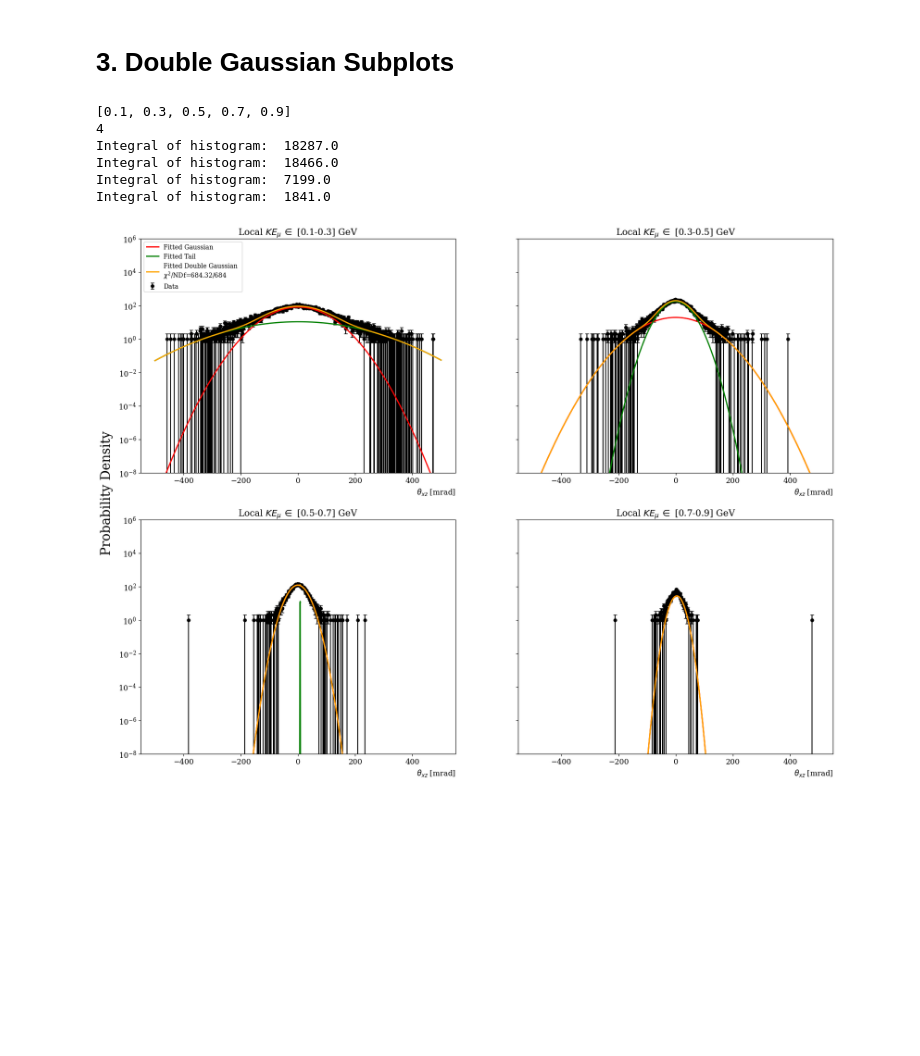
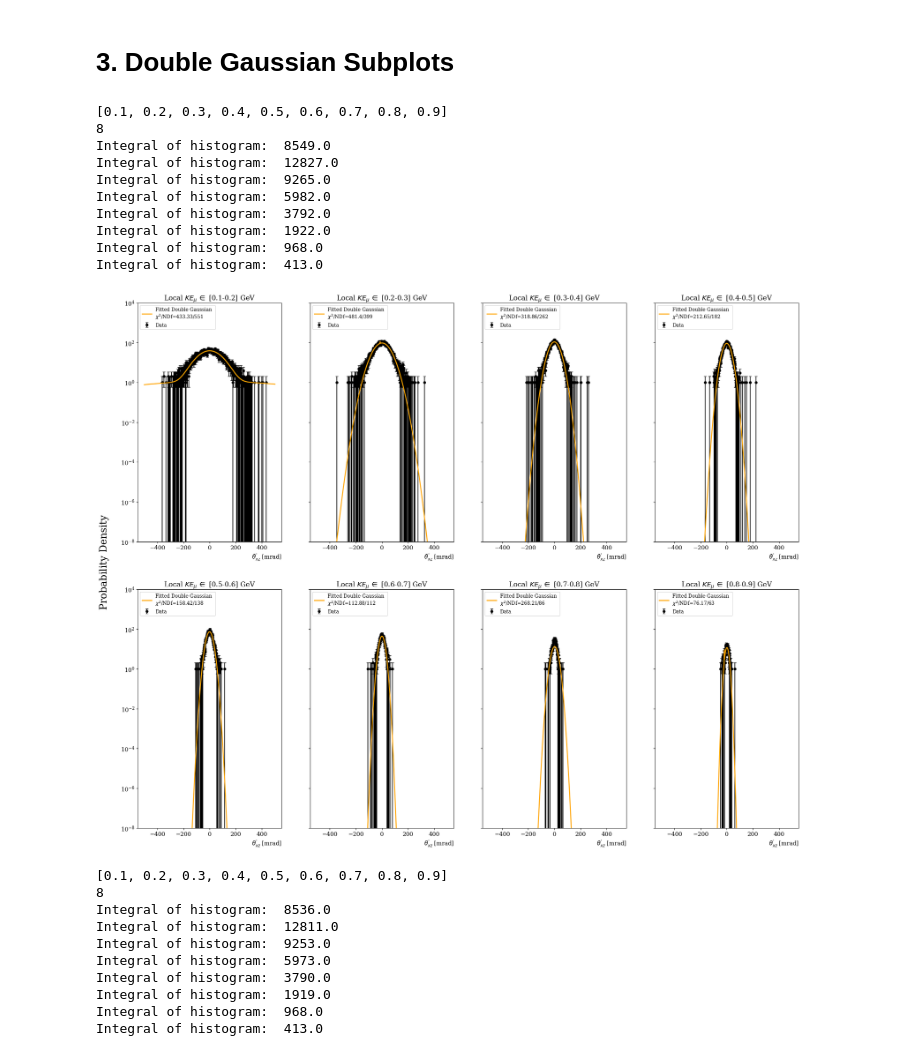
Before and after one commit to rhin525/mcs-dgaus, a Jupyter notebook: notebooks/mcs_MCSimStudy.ipynb, the cells around one changed output. Saved outputs shown, nothing was run; the diff lists cells and outputs as text; code cells hidden in the pictures; blank space fills up the shorter version.

Commit message:
double_gaus_subplots now returns a dataframe with the resulting fit parameters. Also changed energy bin size and figure size.

```diff
--- a/notebooks/mcs_MCSimStudy.ipynb
+++ b/notebooks/mcs_MCSimStudy.ipynb
@@ -39,7 +39,8 @@ import math
 # %%
 version = "v10_14_02_02"
 # %%
-input_file = "/home/xpuig/cafpyana/mcs_df_test.df"
+input_file1 = "/home/xpuig/cafpyana/mcs_df_test.df"
+input_file2 = "/home/xpuig/mcs_df_gen2_mc_part.df"
 
 print("keys")
 #splh.print_keys(input_file)
@@ -50,11 +51,12 @@ keys
 # %%
 # Read the muon trajectory dataframe
 
-muon_df = pd.read_hdf(input_file, key="muon_traj_0")
+muon_df = pd.read_hdf(input_file1, key="muon_traj_0")
+muon_gen2 = pd.read_hdf(input_file2, key="muon_traj_0")
 
 #Finding energies at each breakpoint
 muonEnergies = []
-momenta = muon_df["resranges_fwd_P"]
+momenta = muon_gen2["resranges_mid_mean_P"]
 bp = 0
 mu_mass = .1057 #GeV/c^2
 numRows = momenta.shape[0]
@@ -69,12 +71,7 @@ while bp < numRows:
 
     bp += 1
 
-#Adding energies list as a column of muon df
-muon_energy = pd.DataFrame(muonEnergies)
-muon_df['true_energy'] = muon_energy
-muon_energy
-
-muon_df
+muon_gen2
 # %% [output]
 |  |  |  |  |  | dtheta | dtheta_xz | dtheta_yz | ... |
 | __ntuple | entry | rec.slc..index | rec.slc.reco.pfp..index | breakpoint |  |  |  | ... |
@@ -413,7 +411,7 @@ def double_gaus_subplots(df,column,energyBounds=[0.1,0.9],xname="",core=False,ta
     eb1 = energyBounds[0]
     eb2 = energyBounds[1]
     #print(eb2)
-    eStep = 0.2
+    eStep = 0.1
     energyBins = []
     energy = eb1
     while energy < eb2:
@@ -434,7 +432,7 @@ def double_gaus_subplots(df,column,energyBounds=[0.1,0.9],xname="",core=False,ta
 
     print(len(energyBins)-1)
 
-    fig, axs = plt.subplots(nrows=2, ncols=2, figsize=(20, 15),sharey=True)
+    fig, axs = plt.subplots(nrows=2, ncols=4, figsize=(25, 20),sharey=True)
     axs = axs.flatten()
 
     #parameters=[420.,0.98,0.,70.,0,300.5] -> Good init parameters for [0.1-0.3] GeV
@@ -506,42 +504,63 @@ def double_gaus_subplots(df,column,energyBounds=[0.1,0.9],xname="",core=False,ta
 
         x = np.linspace(-500, 500, nbins)
         pdf = scale * fraction * np.exp(-0.5 * ((x - mu) / sigma) ** 2) #Probability for core gaus
         pdf_tail = scale * (1 - fraction) * np.exp(-0.5 * ((x - mu_tail) / sigma_tail) ** 2) #Probability for tail gaus
         double_pdf = pdf + pdf_tail
 
         axs[i].errorbar(bin_centers, bin_heights, yerr=np.sqrt(bin_heights), fmt='o', color='black', label='Data',markersize=5, capsize=3, linewidth=1.5, zorder=1)
         axs[i].set_yscale('log')
         if core: axs[i].plot(x, pdf, color='red', linewidth=2, label='Fitted Gaussian',zorder=2)
         if tail: axs[i].plot(x, pdf_tail, color='green', linewidth=2, label='Fitted Tail',zorder=3)
         axs[i].plot(x, double_pdf, color='orange', linewidth=2, label=f'Fitted Double Gaussian \n'+r'$\chi^2$/NDf'+f"={round(chi2,2)}/{ndf}", zorder=4)
         axs[i].set_title(r"Local $KE_{\mu} \, \in$ "+f"[{e1}-{e2}] GeV")
         axs[i].set_xlabel(xname, loc='right')
+        axs[i].legend(loc='upper left', fontsize=10)
 
         ser = pd.Series([fraction,mu,sigma,mu_tail,sigma_tail,fraction_err,mu_err,sigma_err,mu_tail_err,sigma_tail_err],index=['fraction','mu','sigma','mu_tail','sigma_tail','fraction_err','mu_err','sigma_err','mu_tail_err','sigma_tail_err'])
         df2 = pd.DataFrame({f"KE in [{e1}-{e2}]": ser})
         df_list.append(df2)
 
     #create dataframe with resulting fit parameters
-    df1 = df_list[0]
+    xvarCol = pd.Series([np.nan,np.nan,np.nan,np.nan,np.nan,np.nan,np.nan,np.nan,np.nan,np.nan],index=['fraction','mu','sigma','mu_tail','sigma_tail','fraction_err','mu_err','sigma_err','mu_tail_err','sigma_tail_err']) #divider for each var
+    xvarDf = pd.DataFrame({column:xvarCol})
+    df_list.insert(0,xvarDf)
     dgaus_parameters = pd.concat(df_list,axis=1)
 
+
     #change y axis 1000 more to fit legends
-    axs[0].legend(loc='upper left', fontsize=10)
-    axs[0].set_ylim(0.00000001,1000000)
+    #axs[0].legend(loc='upper left', fontsize=10)
+    axs[0].set_ylim(0.00000001,10000)
     fig.text(0.08, 0.5, 'Probability Density', va='center', rotation='vertical',size='xx-large')
     plt.tight_layout
     plt.show()
 
     return dgaus_parameters
 
 
-dgaus_fitResults = double_gaus_subplots(muon_df, 'dtheta_xz', xname=r'$\theta_{xz}$ [mrad]',energyBounds=[0.1, 0.9], core=True, tail=True, nbins=1000)
-dgaus_fitResults
+dgaus_fitResults_xzp = double_gaus_subplots(muon_gen2, 'dtheta_xz_prime', xname=r"$\theta_{xz}^'$ [mrad]",energyBounds=[0.1, 0.9], nbins=1000)
+dgaus_fitResults_yzp = double_gaus_subplots(muon_gen2, 'dtheta_yz_prime', xname=r"$\theta_{yz}^'$ [mrad]",energyBounds=[0.1, 0.9], nbins=1000)
+df_list = [dgaus_fitResults_xzp,dgaus_fitResults_yzp]
+fitResults = pd.concat(df_list,axis=1)
+fitResults
 # %% [output]
-[0.1, 0.3, 0.5, 0.7, 0.9]
-4
-Integral of histogram:  18287.0
-Integral of histogram:  18466.0
-Integral of histogram:  7199.0
-Integral of histogram:  1841.0
+[0.1, 0.2, 0.3, 0.4, 0.5, 0.6, 0.7, 0.8, 0.9]
+8
+Integral of histogram:  8549.0
+Integral of histogram:  12827.0
+Integral of histogram:  9265.0
+Integral of histogram:  5982.0
+Integral of histogram:  3792.0
+Integral of histogram:  1922.0
+Integral of histogram:  968.0
+Integral of histogram:  413.0
-[figure, old version]
+[figure, new version]
+[0.1, 0.2, 0.3, 0.4, 0.5, 0.6, 0.7, 0.8, 0.9]
+8
+Integral of histogram:  8536.0
+Integral of histogram:  12811.0
+Integral of histogram:  9253.0
+Integral of histogram:  5973.0
+Integral of histogram:  3790.0
+Integral of histogram:  1919.0
+Integral of histogram:  968.0
+Integral of histogram:  413.0
```
Also changed, not shown: parts of 4 cells of this notebook.
